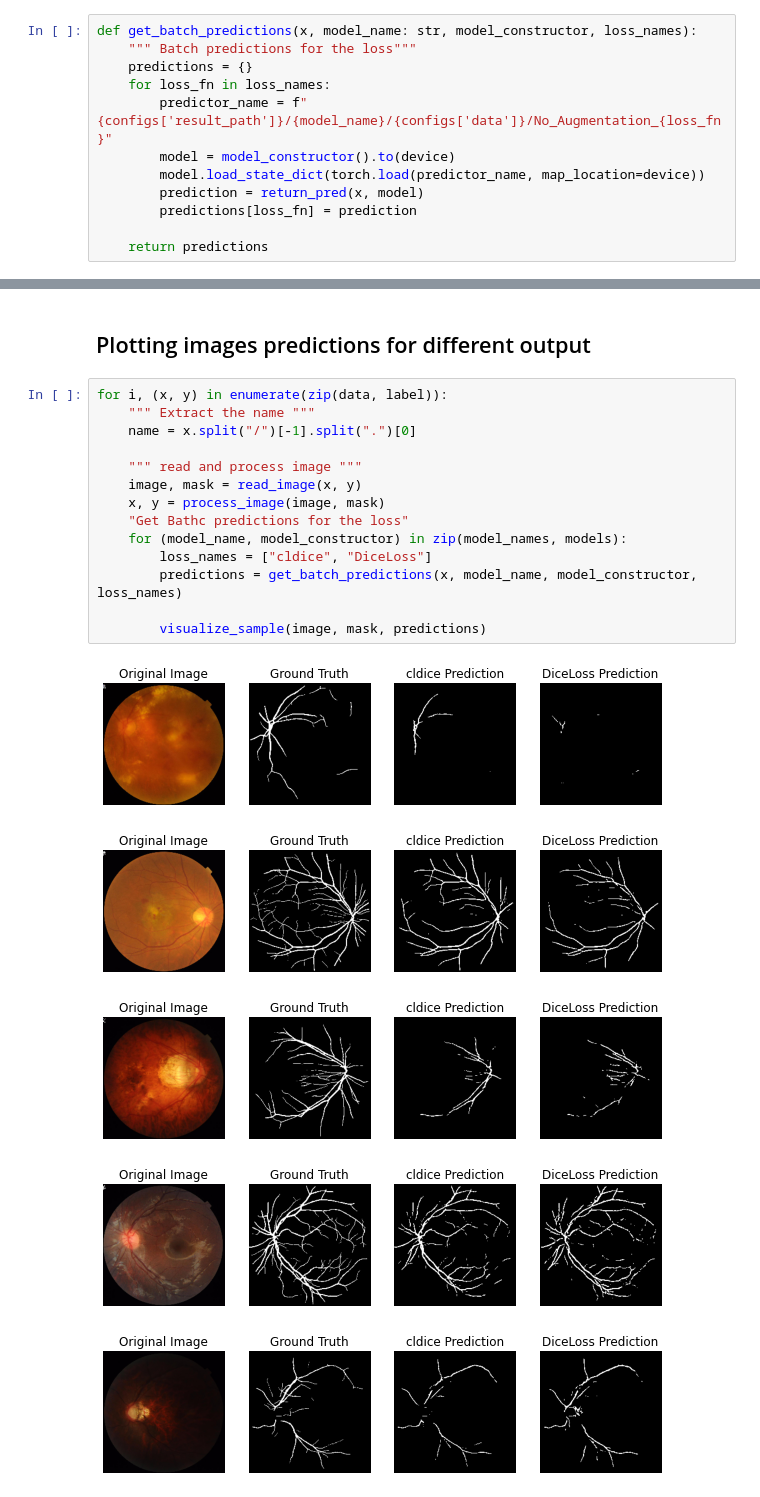
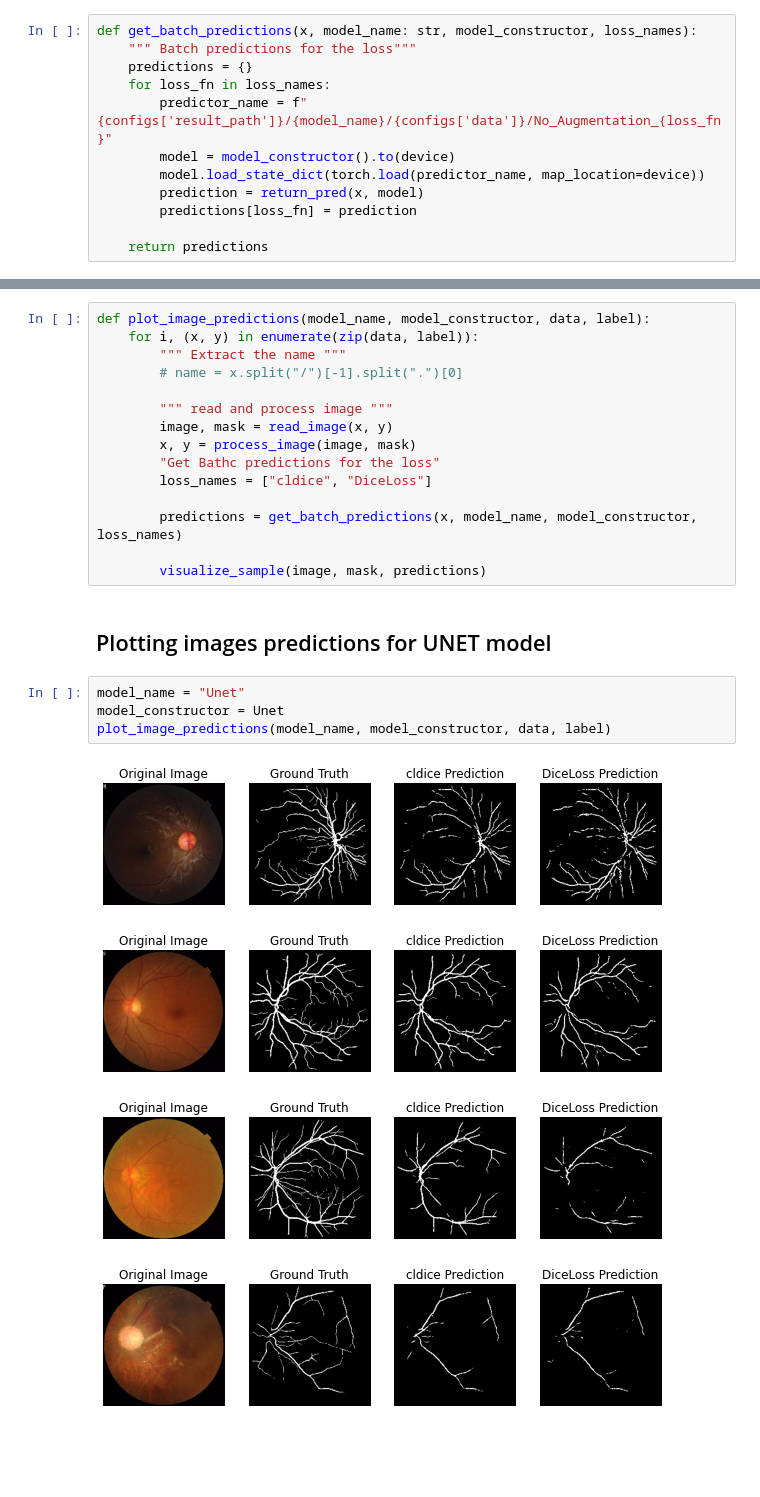
Before and after one commit to jerofad/Retinal_Vessel_Segmentation, a Jupyter notebook: visualize_results.ipynb, the cells around one changed output, grey strips where cells are left out. Cells and saved outputs as stored; diff of their text form; blank space fills up the shorter version.

Commit message:
commit
update visualization

```diff
--- a/visualize_results.ipynb
+++ b/visualize_results.ipynb
@@ -93,22 +90,26 @@ def visualize_sample(image, mask, predictions):
+# %%
+def plot_image_predictions(model_name, model_constructor, data, label):
+    for i, (x, y) in enumerate(zip(data, label)):
+        """ Extract the name """
+        # name = x.split("/")[-1].split(".")[0]
+
+        """ read and process image """
+        image, mask = read_image(x, y)
+        x, y = process_image(image, mask)
+        "Get Bathc predictions for the loss"
+        loss_names = ["cldice", "DiceLoss"]
+
+        predictions = get_batch_predictions(x, model_name, model_constructor, loss_names)
+
+        visualize_sample(image, mask, predictions)
 # %% [markdown]
-## Plotting images predictions for different output
+## Plotting images predictions for UNET model
-# %%
-for i, (x, y) in enumerate(zip(data, label)):
-    """ Extract the name """
-    name = x.split("/")[-1].split(".")[0]
-
-    """ read and process image """
-    image, mask = read_image(x, y)
-    x, y = process_image(image, mask)
-    "Get Bathc predictions for the loss"
-    for (model_name, model_constructor) in zip(model_names, models):
-        loss_names = ["cldice", "DiceLoss"]
-        predictions = get_batch_predictions(x, model_name, model_constructor, loss_names)
-
-        visualize_sample(image, mask, predictions)
-# %% [output]
-[figure, removed]
-[figure, removed]
-[figure, removed]
-[figure, removed]
-[figure, removed]
+# %%
+model_name = "Unet"
+model_constructor = Unet
+plot_image_predictions(model_name, model_constructor, data, label)
+# %% [output]
+[figure, added]
+[figure, added]
+[figure, added]
+[figure, added]
```
Also changed, not shown: parts of 7 cells of this notebook.
